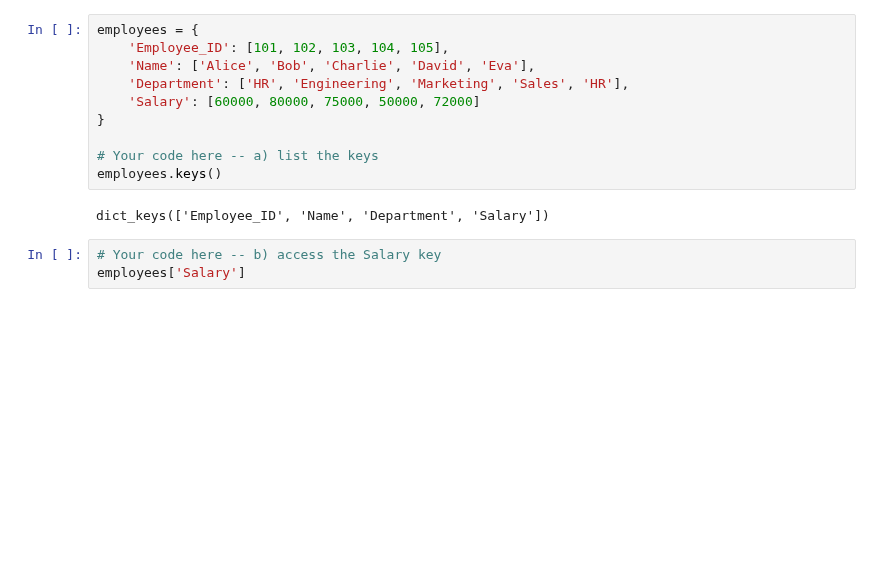
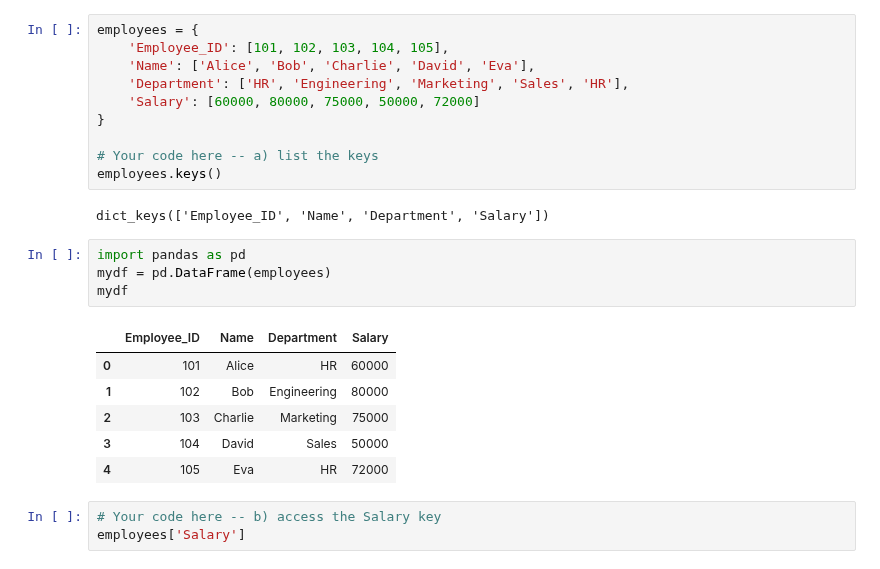
Before and after one commit to laglead/IS834_Fall_2026, a Jupyter notebook: Session 03 - Pandas I - Importing and Exploration/03_Analytics_with_pandas.ipynb, the cells around one changed output. Cells and saved outputs as stored; diff of their text form; blank space fills up the shorter version.

```diff
--- a/Session 03 - Pandas I - Importing and Exploration/03_Analytics_with_pandas.ipynb
+++ b/Session 03 - Pandas I - Importing and Exploration/03_Analytics_with_pandas.ipynb
@@ -77,6 +77,17 @@ employees = {
 employees.keys()
 # %% [output]
 dict_keys(['Employee_ID', 'Name', 'Department', 'Salary'])
+# %%
+import pandas as pd
+mydf = pd.DataFrame(employees)
+mydf
+# %% [output]
+|  | Employee_ID | Name | Department | Salary |
+| 0 | 101 | Alice | HR | 60000 |
+| 1 | 102 | Bob | Engineering | 80000 |
+| 2 | 103 | Charlie | Marketing | 75000 |
+| 3 | 104 | David | Sales | 50000 |
+| 4 | 105 | Eva | HR | 72000 |
 # %%
 # Your code here -- b) access the Salary key
 employees['Salary']
```
Also changed, not shown: parts of 10 cells of this notebook.
